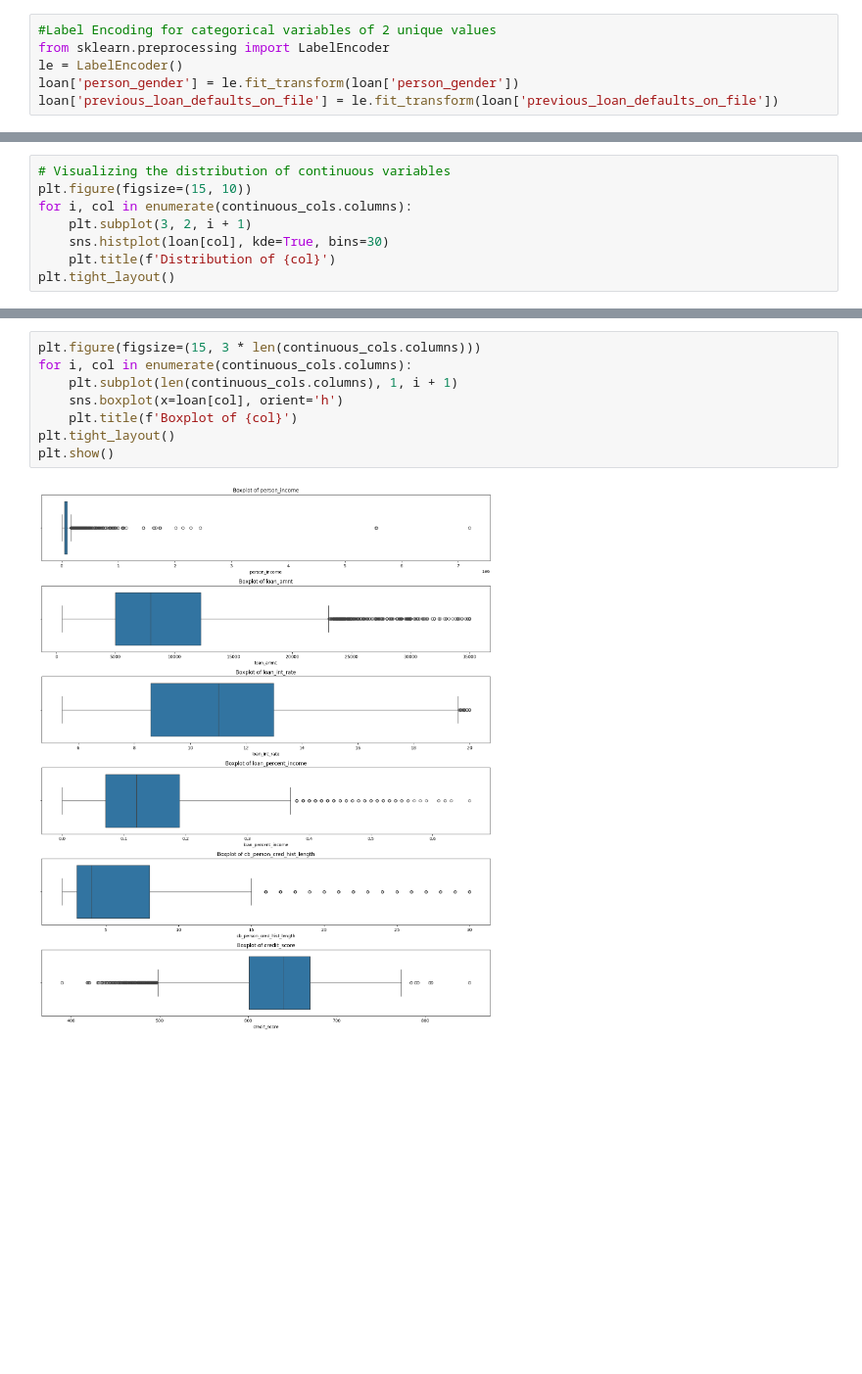
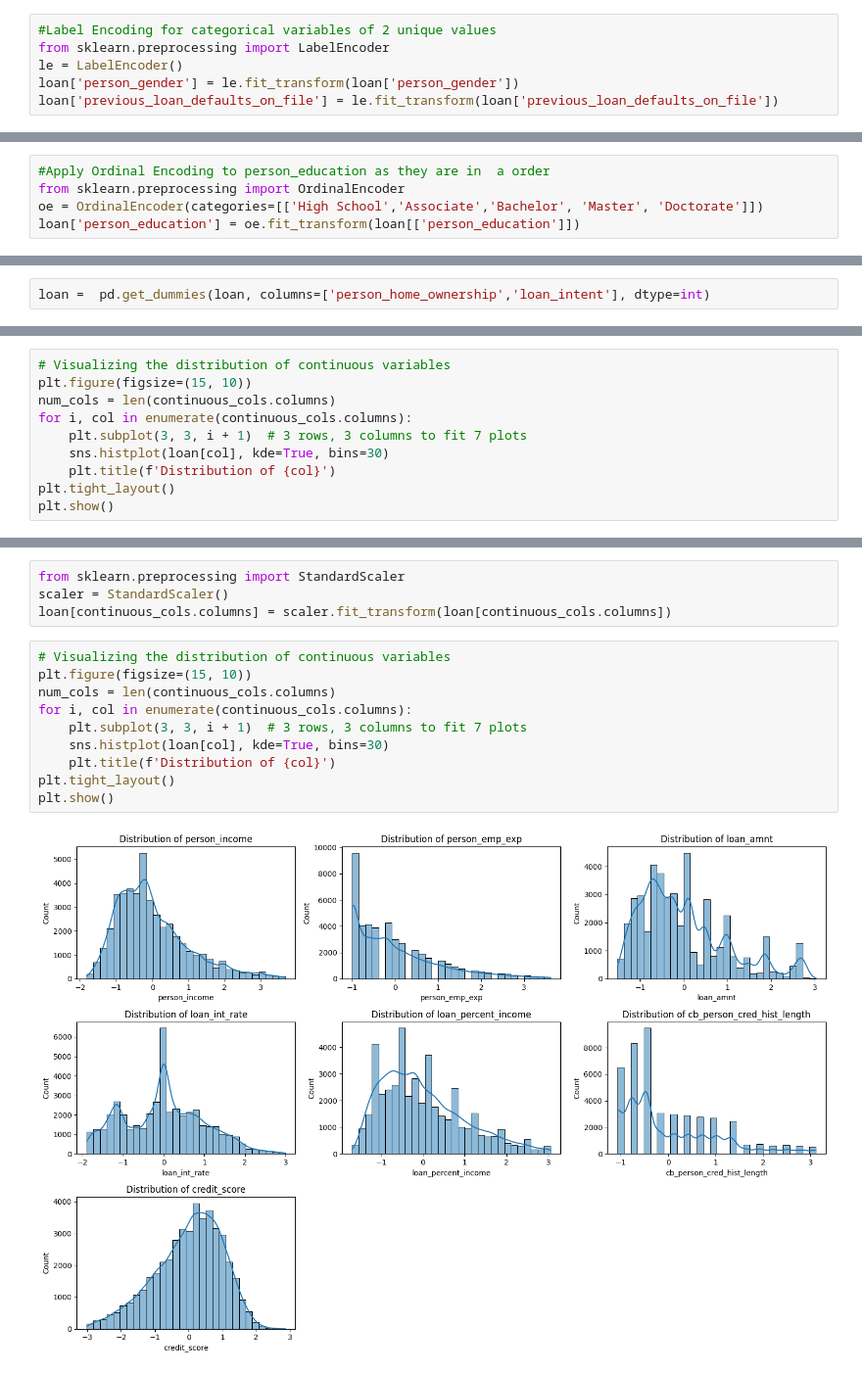
Before and after one commit to ahmed2402/Credit-Risk-Modeling, a Jupyter notebook: eda.ipynb, the cells around one changed output, grey strips where cells are left out. Shown at 98% size. Saved outputs shown, nothing was run; the diff lists cells and outputs as text; blank space fills up the shorter version.

```diff
--- a/eda.ipynb
+++ b/eda.ipynb
@@ -112,0 +193,5 @@ continuous_cols
+# %%
+#Apply Ordinal Encoding to person_education as they are in  a order
+from sklearn.preprocessing import OrdinalEncoder
+oe = OrdinalEncoder(categories=[['High School','Associate','Bachelor', 'Master', 'Doctorate']])
+loan['person_education'] = oe.fit_transform(loan[['person_education']])
@@ -112,0 +214,2 @@ continuous_cols
+# %%
+loan =  pd.get_dummies(loan, columns=['person_home_ownership','loan_intent'], dtype=int)
@@ -113,9 +228,11 @@ continuous_cols
 # %%
 # Visualizing the distribution of continuous variables
 plt.figure(figsize=(15, 10))
+num_cols = len(continuous_cols.columns)
 for i, col in enumerate(continuous_cols.columns):
-    plt.subplot(3, 2, i + 1)
+    plt.subplot(3, 3, i + 1)  # 3 rows, 3 columns to fit 7 plots
     sns.histplot(loan[col], kde=True, bins=30)
     plt.title(f'Distribution of {col}')
 plt.tight_layout()
+plt.show()
 # %% [output]
@@ -138,10 +256,16 @@ ranges
+# %%
+from sklearn.preprocessing import StandardScaler
+scaler = StandardScaler()
+loan[continuous_cols.columns] = scaler.fit_transform(loan[continuous_cols.columns])
 # %%
-plt.figure(figsize=(15, 3 * len(continuous_cols.columns)))
+# Visualizing the distribution of continuous variables
+plt.figure(figsize=(15, 10))
+num_cols = len(continuous_cols.columns)
 for i, col in enumerate(continuous_cols.columns):
-    plt.subplot(len(continuous_cols.columns), 1, i + 1)
-    sns.boxplot(x=loan[col], orient='h')
-    plt.title(f'Boxplot of {col}')
+    plt.subplot(3, 3, i + 1)  # 3 rows, 3 columns to fit 7 plots
+    sns.histplot(loan[col], kde=True, bins=30)
+    plt.title(f'Distribution of {col}')
 plt.tight_layout()
 plt.show()
 # %% [output]
-[figure, old version]
+[figure, new version]
```
Also changed, not shown: parts of 25 cells of this notebook, 2 other files.
